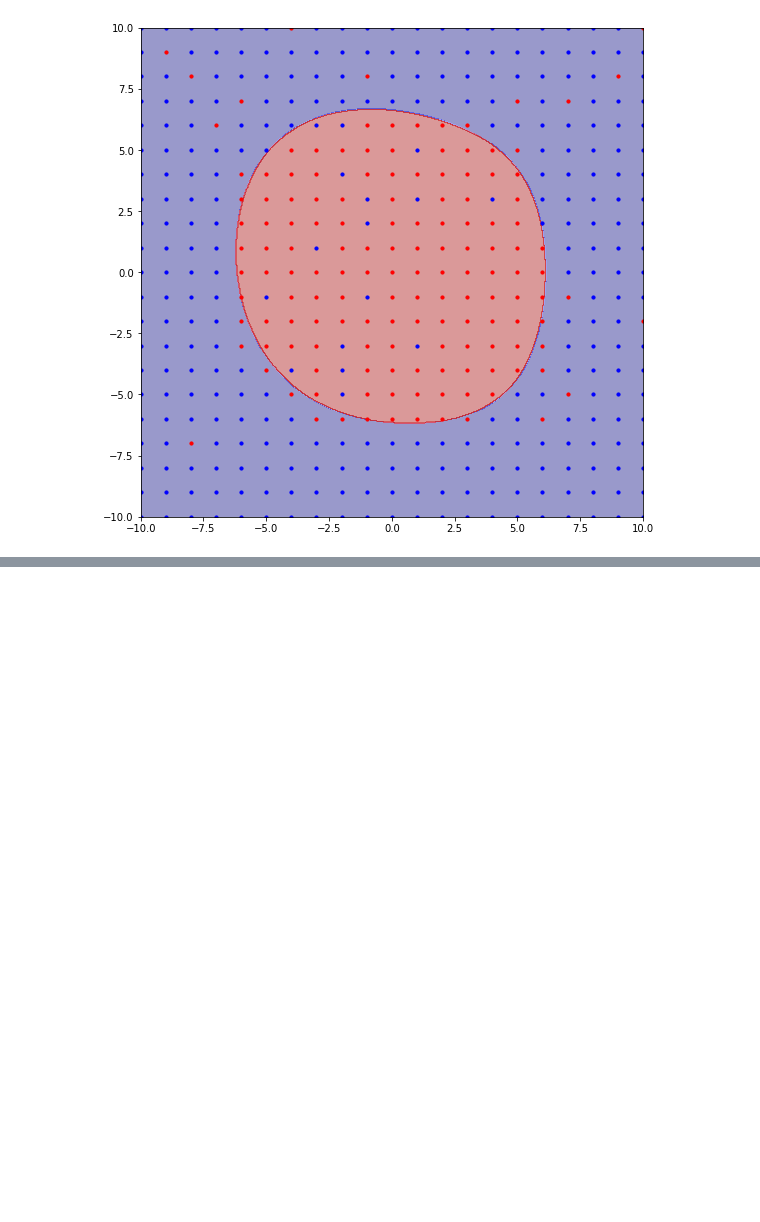
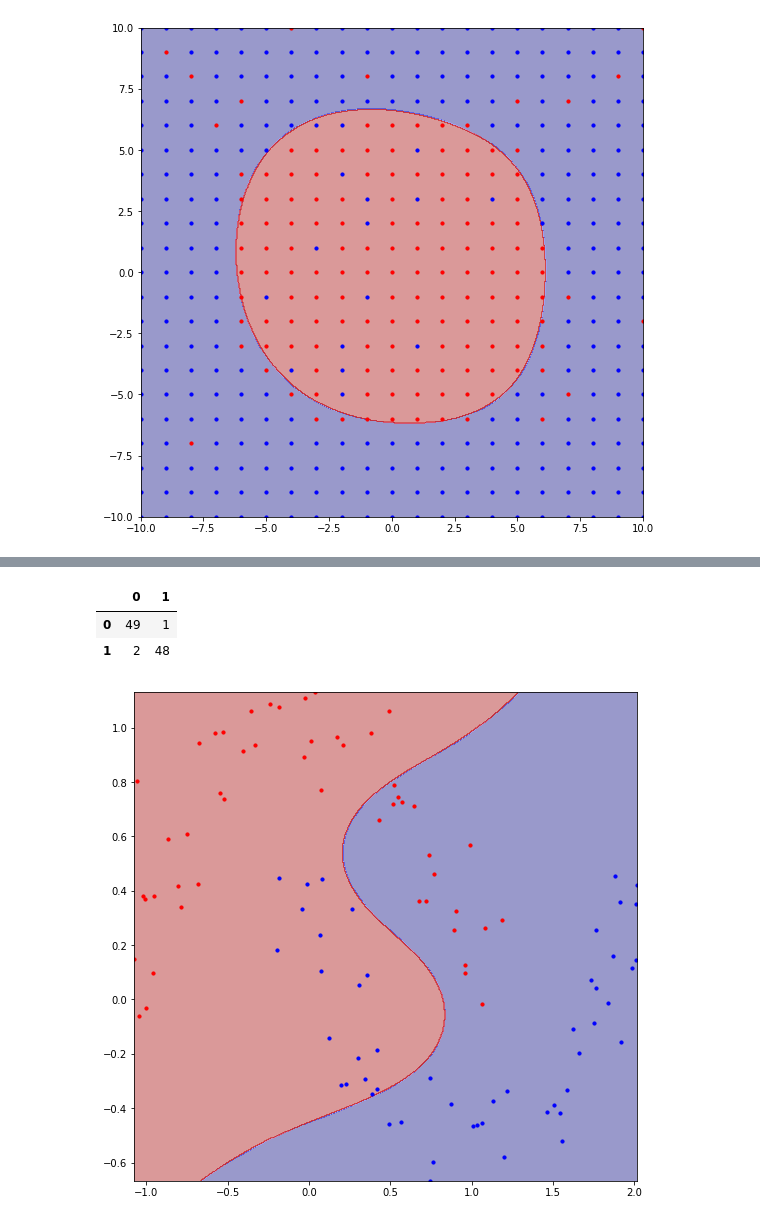
Before and after one commit to ManuelNavarroGarcia/cpsplines, a Jupyter notebook: examples/non_gaussian_data.ipynb, the cells around one changed output, grey strips where cells are left out. Cells and saved outputs as stored; diff of their text form; code cells hidden in the pictures; blank space fills up the shorter version.

Commit message:
make_moons (I)

```diff
--- a/examples/non_gaussian_data.ipynb
+++ b/examples/non_gaussian_data.ipynb
@@ -263,3 +266,34 @@ _ = ax.scatter(np.where(y == 1)[0] - n, np.where(y == 1)[1] - n, c="red", alpha=
 _ = ax.scatter(np.where(y == 0)[0] - n, np.where(y == 0)[1] - n, c="blue", alpha=1, s=10)
 # %% [output]
 [figure]
+# %%
+def make_moons(n_samples: int=100, scale: Union[int, float]=0.1, random_state: int=1):
+    if n_samples % 2 != 0:
+        raise ValueError("Provide an even value for `n_samples`")
+
+    outer_x = np.cos(np.linspace(0, np.pi, int(n_samples / 2)))
+    outer_y = np.sin(np.linspace(0, np.pi, int(n_samples / 2)))
+    inner_x = 1 - np.cos(np.linspace(0, np.pi, int(n_samples / 2)))
+    inner_y = 1 - np.sin(np.linspace(0, np.pi, int(n_samples / 2))) - 0.5
+
+    np.random.seed(random_state)
+    X = np.vstack(
+        [np.append(outer_x, inner_x), np.append(outer_y, inner_y)]
+    ).T + np.random.normal(loc=0, scale=scale, size=(n_samples, 2))
+    y = np.hstack(
+        [np.zeros(int(n_samples / 2), dtype=np.int8), np.ones(int(n_samples / 2), dtype=np.int8)]
+    )
+
+    return X, y
+# %%
+X, y = make_moons(n_samples=100, scale=0.13, random_state=42)
+data7 = pd.DataFrame(np.concatenate([X, y[:, np.newaxis]], axis=1), columns=["x0", "x1", "y"])
+threshold = 0.5
+
+example_7 = GridCPsplines(deg=(3, 3),
+                          ord_d=(2, 2),
+                          n_int=(15, 15),
+                          family="binomial",
+                          sp_method="grid_search",
+                          sp_args={"grid": ((1,), (1,))})
+example_7.fit(data=data7, y_col="y")
@@ -265,0 +302,25 @@ _ = ax.scatter(np.where(y == 0)[0] - n, np.where(y == 0)[1] - n, c="blue", alpha
+# %%
+conf_matrix = pd.crosstab(y.flatten(), np.where(example_7.predict(data7.drop(columns="y")) < threshold, 0, 1).flatten())
+conf_matrix.columns.name = None
+conf_matrix.index.name = None
+conf_matrix
+# %% [output]
+|  | 0 | 1 |
+| 0 | 49 | 1 |
+| 1 | 2 | 48 |
+# %%
+x_pred = np.linspace(data7.loc[:, "x0"].min(), data7.loc[:, "x0"].max(), 501)
+y_pred = np.linspace(data7.loc[:, "x1"].min(), data7.loc[:, "x1"].max(), 501)
+X, Y = np.meshgrid(x_pred, y_pred)
+
+fig, ax = plt.subplots(figsize=(9, 9))
+surf = ax.contourf(X,
+                   Y,
+                   np.where(example_7.predict(data=pd.DataFrame({"x1": np.repeat(x_pred, 501),
+                                                                 "x2": np.tile(y_pred, 501)})) < threshold, 0, 1).reshape((501,501)),
+                   cmap="seismic",
+                   alpha=0.4)
+_ = ax.scatter(data7.query("y == 0")["x0"], data7.query("y == 0")["x1"], c="red", alpha=1, s=10)
+_ = ax.scatter(data7.query("y == 1")["x0"], data7.query("y == 1")["x1"], c="blue", alpha=1, s=10)
+# %% [output]
+[figure, added]
```
Also changed, not shown: parts of 8 cells of this notebook.
